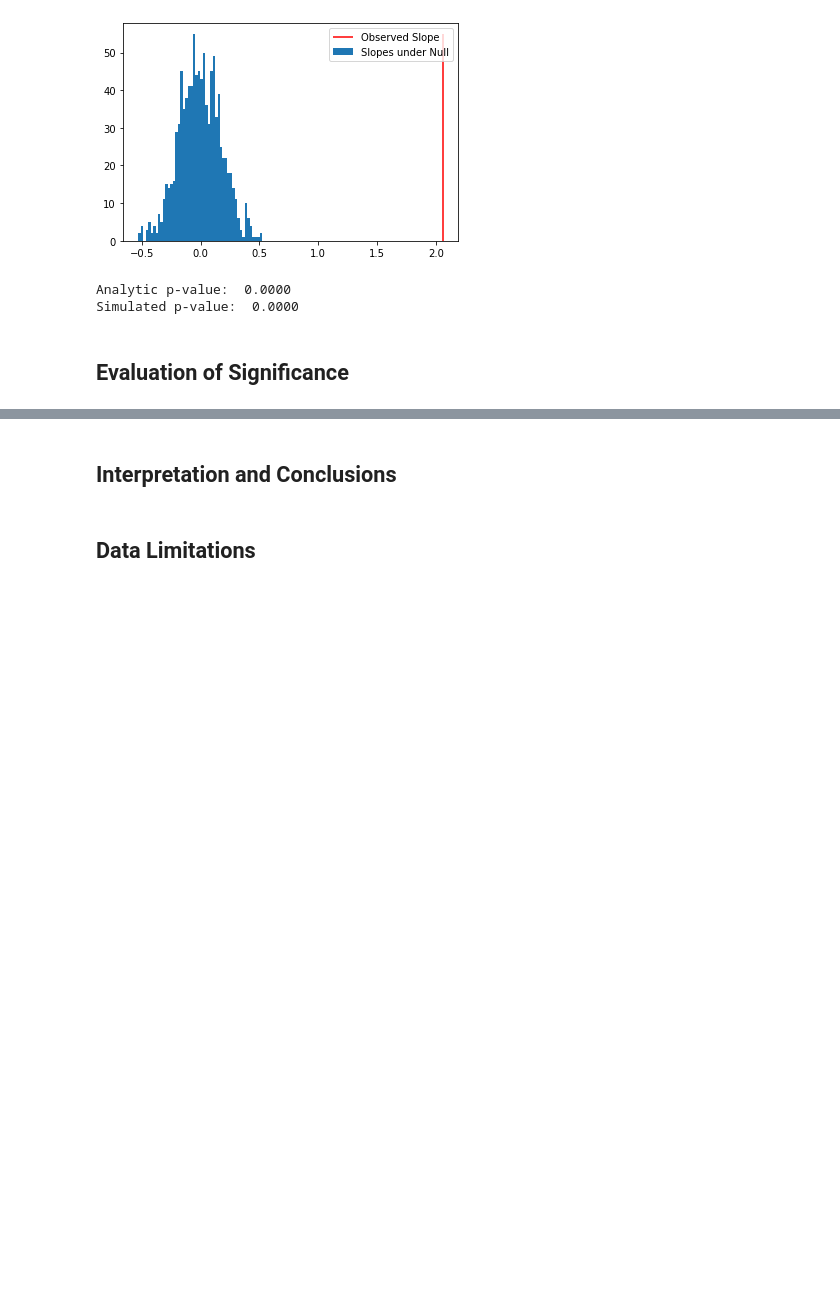
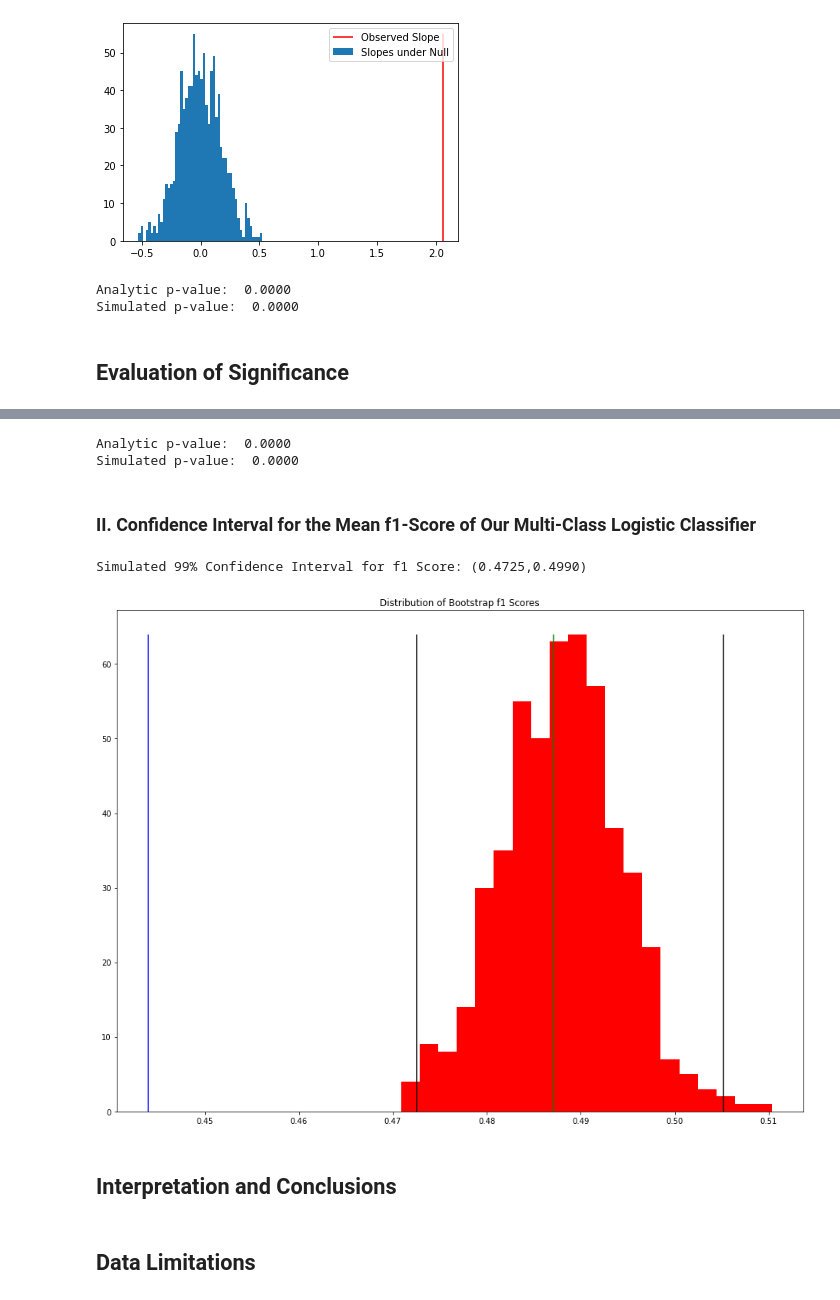
Before and after one commit to MAhram1/INFO-2950-Project, a Jupyter notebook: proj4.ipynb, the cells around one changed output, grey strips where cells are left out. Drawn from its saved outputs; the diff is of its cells as text; code cells hidden in the pictures; blank space fills up the shorter version.

```diff
--- a/proj4.ipynb
+++ b/proj4.ipynb
@@ -595,6 +597,8 @@ plt.show()
 # %%
 # Classification Report
 print(classification_report(yl_true, yl_pred_full))
+obs_f1score = f1_score(yl_true, yl_pred_full, average = 'micro')
+print(obs_f1score)
 # %% [output]
               precision    recall  f1-score   support
 
@@ -850,0 +825,13 @@ Simulated p-value:  0.0000
+# %%
+# What fraction of permuted (null hyopthesis) slopes are greater than our observed slope?
+steeper_slopes = 0
+n_perms = 1000
+perm_slopes = np.zeros(n_perms)
+
+for i in range(n_perms):
+    perm_model = LinearRegression().fit(best_si[['si_offense']], permute(best_si['ortg']))
+    perm_slopes[i] = perm_model.coef_[0]
+
+    if np.abs(perm_model.coef_[0]) > np.abs(lin2.coef_):
+        steeper_slopes += 1
+print(f"Percent of slopes steeper than that of our model: {(steeper_slopes / n_perms) : .4%}")
@@ -850,0 +848,11 @@ Simulated p-value:  0.0000
+# %%
+# Regression table
+sm_model = smf.ols("ortg ~ si_offense", data=best_si)
+result = sm_model.fit()
+
+# P-values
+print(f'Analytic p-value: {result.pvalues.si_offense : .4f}')
+print(f'Simulated p-value: {steeper_slopes / n_perms : .4f}')
+# %% [output]
+Analytic p-value:  0.0000
+Simulated p-value:  0.0000
@@ -851,3 +917,39 @@ Simulated p-value:  0.0000
+# %% [markdown]
+### II. Confidence Interval for the Mean f1-Score of Our Multi-Class Logistic Classifier
+# %%
+# Perform many bootstraps...
+num_bootstrap = 500
+bootstrap_meanf1s = np.zeros(500)
+for i in range(num_bootstrap):
+    resampled_nba = nba.sample(n=len(nba), replace=True)
+    Xr_train, Xr_test, yr_train, yr_test = train_test_split(
+    resampled_nba[['si_offense']],
+    resampled_nba['pos'],
+    test_size= 0.25)
+    resampled_logistic = lm.fit(Xr_train, yr_train)
+    yr_true = resampled_nba.pos
+    yr_pred_full = logistic.predict(resampled_nba[['si_offense']])
+    bootstrap_meanf1s[i] = f1_score(yr_true, yr_pred_full, average = 'micro')
+# %%
+# Get simulation-derived estimate of 99% confidence interval for mean f1 score
+sim_est_99pct_ci = np.quantile(bootstrap_meanf1s, q=[0.005, 0.995])
+print('Simulated 99% Confidence Interval for f1 Score: ({:.4f},{:.4f})'.format(sim_est_99pct_ci[0], sim_est_95pct_ci[1]))
+# %% [output]
+Simulated 99% Confidence Interval for f1 Score: (0.4725,0.4990)
+# %%
+# plot observed mean f1 score and histogram of resampled mean f1 scores
+plt.figure(figsize = (16,12))
+plt.hist(bootstrap_meanf1s, bins=20, color = 'red')
+plt.vlines(obs_f1score, ymin=0, ymax=np.max(binsizes), color = 'green')
+plt.vlines(sim_est_99pct_ci[0], ymin=0, ymax=np.max(binsizes), color ='black')
+plt.vlines(sim_est_99pct_ci[1], ymin=0, ymax=np.max(binsizes), color ='black')
+plt.vlines(baseline_guess_rate, ymin=0, ymax=np.max(binsizes), color = 'blue')
+plt.title('Distribution of Bootstrap f1 Scores')
+plt.legend(['Observed f1 Score','Confidence Interval Lower Bound','Confidence Interval Upper Bound',
+            'Baseline Guess Rate', 'Bootstrap f1 Scores'])
+plt.show()
+# %% [output]
+[figure, added]
 # %% [markdown]
 ## Interpretation and Conclusions
 # %% [markdown]
```
Also changed, not shown: parts of 20 cells of this notebook.
